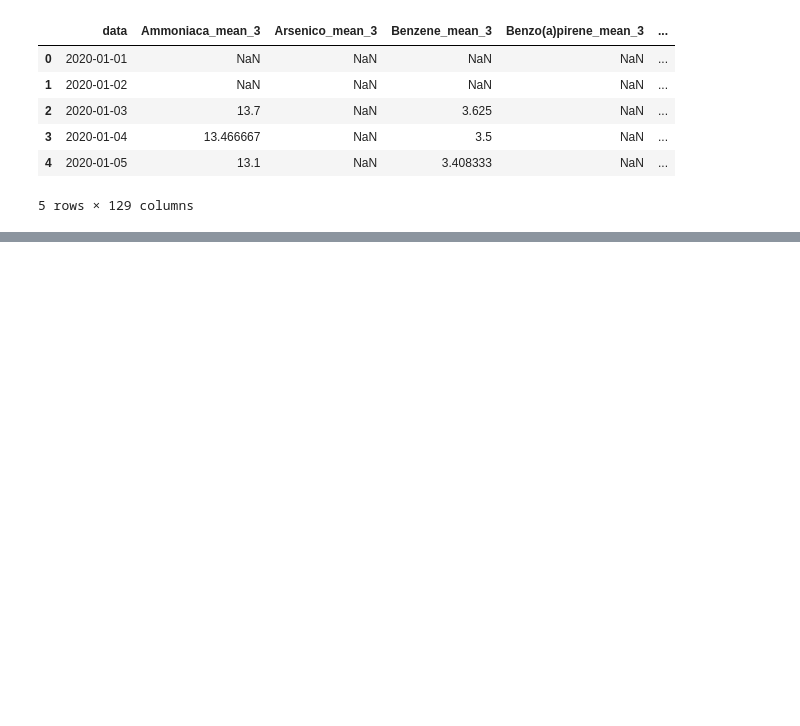
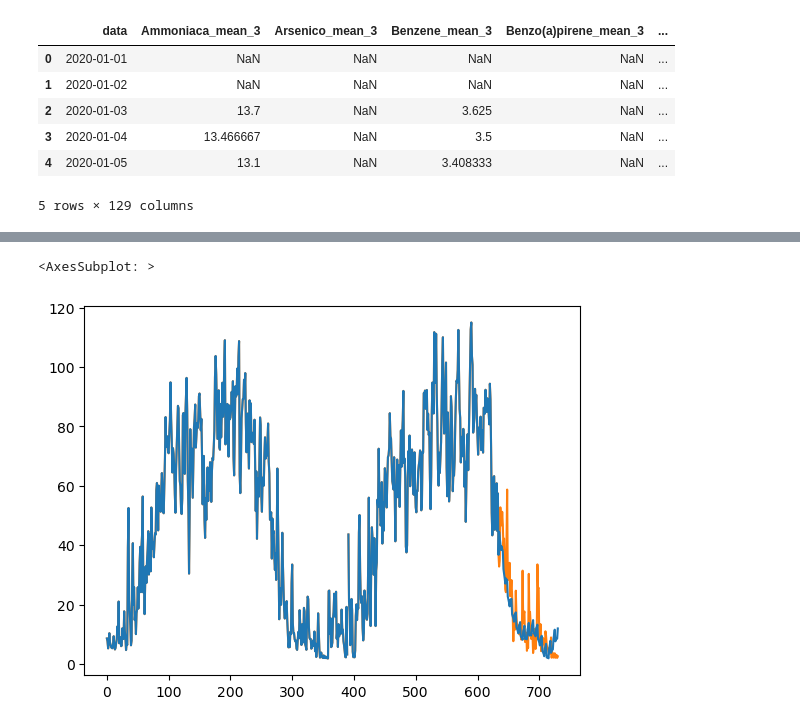
Before and after one commit to Tobia905/multiscaleio, a Jupyter notebook: example.ipynb, the cells around one changed output, grey strips where cells are left out. Saved outputs shown, nothing was run; the diff lists cells and outputs as text; code cells hidden in the pictures; blank space fills up the shorter version.

```diff
--- a/example.ipynb
+++ b/example.ipynb
@@ -60,0 +70,22 @@ _ = pd.Series(int_).plot()
+# %%
+from prophet import Prophet
+from multiscaleio.core.time_utils import auto_seasonality
+
+pdata = pdata.rename({"data": "ds", "Ozono": "y"}, axis=1)
+train = pdata[:int(len(pdata)/1.15)]
+test = pd.DataFrame(pdata[int(len(pdata)/1.15):]["ds"])
+
+seas_per = auto_seasonality(train["y"], nperseg=len(train["y"].dropna()))
+p = Prophet(growth="flat", yearly_seasonality=True)
+# _ = p.add_seasonality("auto", seas_per, fourier_order=3)
+
+_ = p.fit(train)
+pred = p.predict(test)
+# %%
+import matplotlib.pyplot as plt
+
+pd.concat((train.y, pred.yhat), axis=0).reset_index(drop=True).plot(zorder=1)
+arpa21["Ozono"].reset_index(drop=True).plot(zorder=-1)
+# %% [output]
+<AxesSubplot: >
+[figure, added]
```
Also changed, not shown: parts of 3 cells of this notebook, 7 other files.
